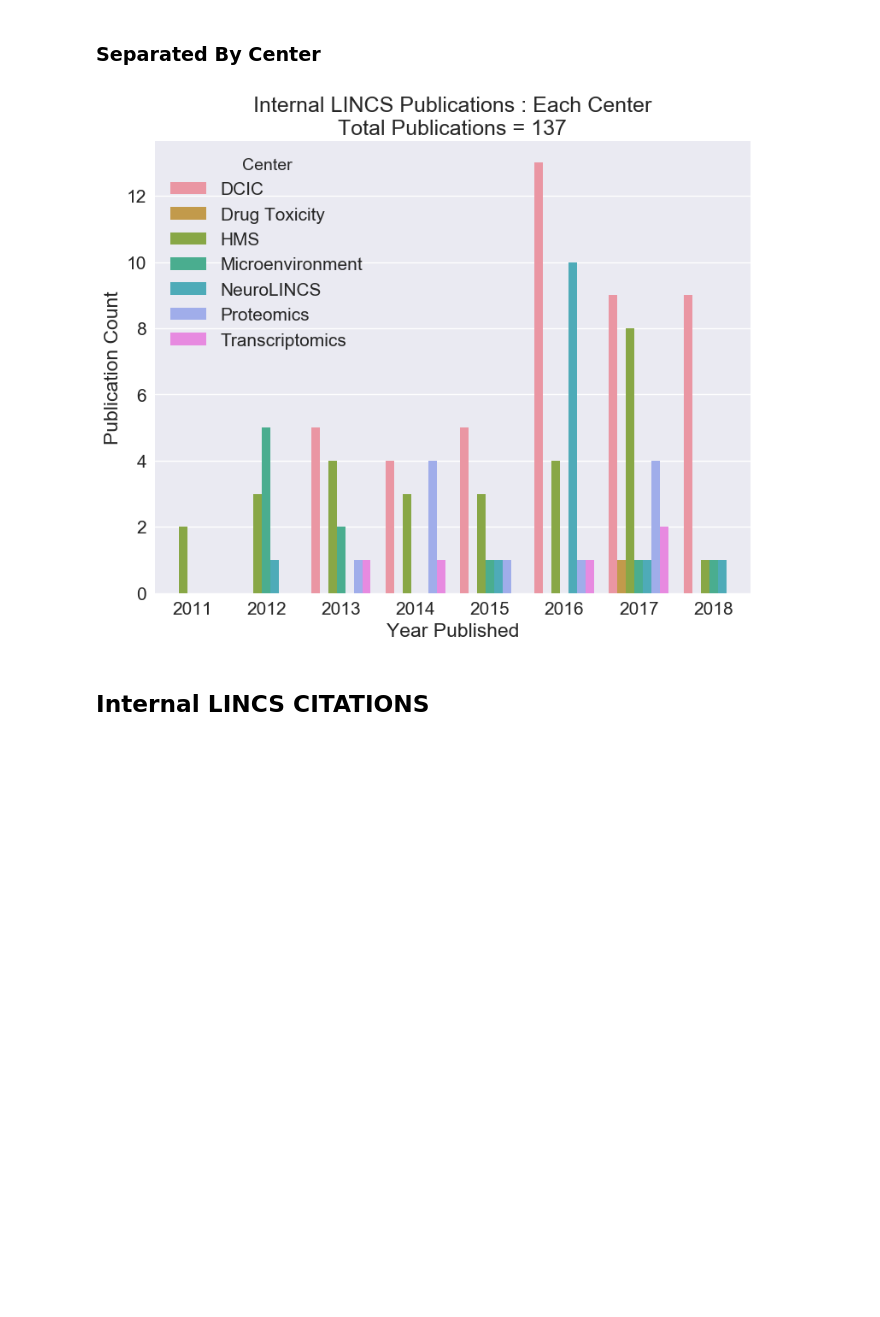
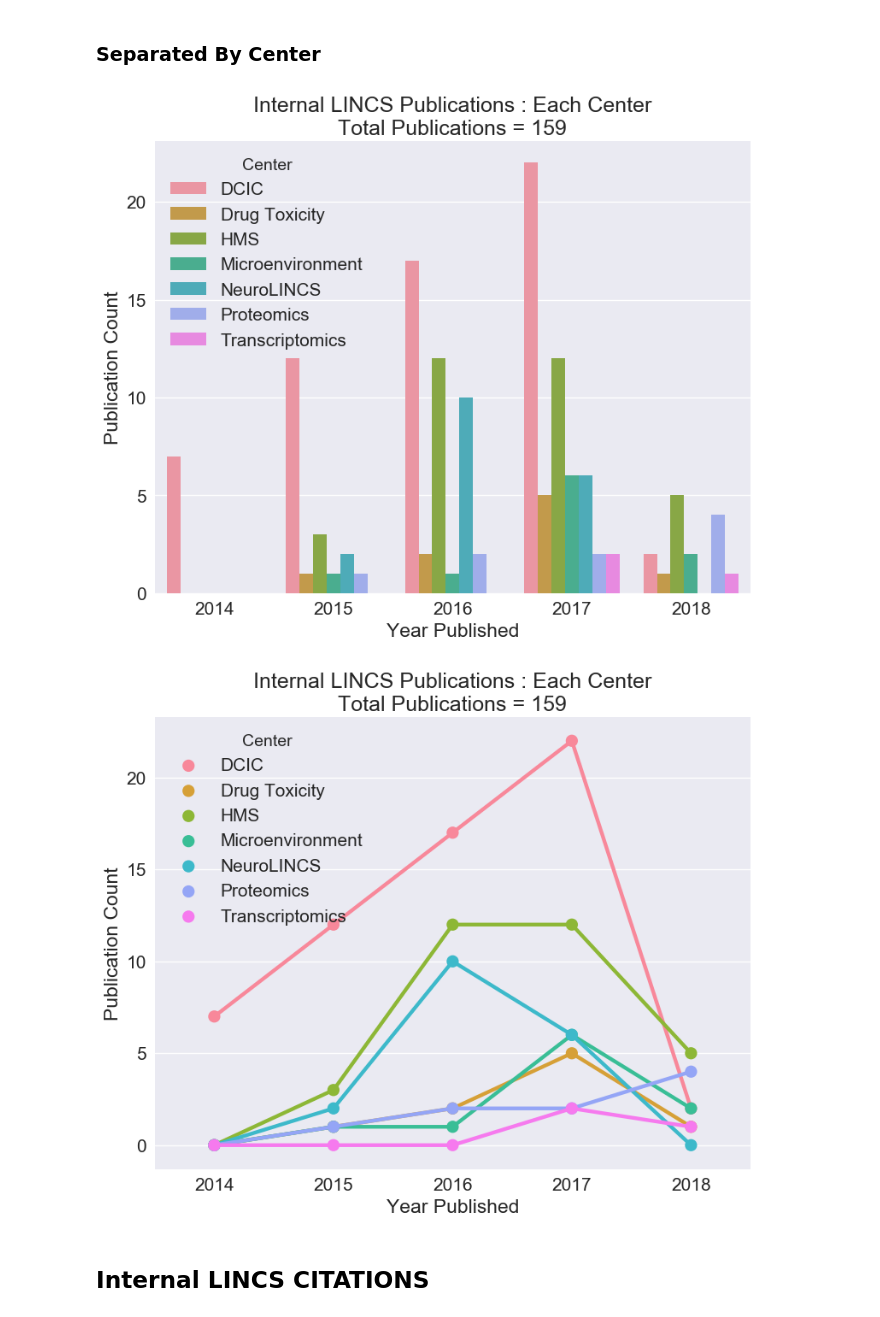
Before and after one commit to MaayanLab/LINCS-Publications-Report, a Jupyter notebook: LINCS_publications.ipynb, the cells around one changed output. Saved outputs shown, nothing was run; the diff lists cells and outputs as text; code cells hidden in the pictures; blank space fills up the shorter version.

```diff
--- a/LINCS_publications.ipynb
+++ b/LINCS_publications.ipynb
@@ -365,0 +447,25 @@ external = pubs_extended.loc[pubs_extended['center_pub']==0,:]
+# %%
+# Sort and save merged table
+pubs_ext.sort_values(['center_pub','YEAR'], ascending=[False, True], inplace=True)
+pubs_ext.to_csv('publications_extended_v2.csv',index=False)
+
+
+# internal = pubs_extended.loc[pubs_extended['center_pub']==1,:]
+# external = pubs_extended.loc[pubs_extended['center_pub']==0,:]
+
+
+# Check whether each pub has an affiliated center (NOT by old 1,0 method)
+withCenter = pubs_ext.loc[:,list(Centers.keys())].sum(axis=1)
+import numpy as np
+pubs_ext['InternalExternal'] = np.where(withCenter>=1,'internal','external')
+
+internal = pubs_ext.loc[pubs_ext['InternalExternal']=='internal',:]
+external = pubs_ext.loc[pubs_ext['InternalExternal']=='external',:]
+
+print("There are "+str(len(internal))+" internal LINCS publications.")
+print(internal['YEAR'].min())
+print(internal['YEAR'].max())
+
+print("There are "+str(len(external))+" external LINCS publications.")
+print(external['YEAR'].min())
+print(external['YEAR'].max())
@@ -384,21 +497,32 @@ plt.ylabel('Publication Count');
 # %%
 plt.figure(figsize=(9,7), dpi=100) # Default 8,6 #, dpi=100
 
 internalByCenter = {}
 for center in Centers:
-    internalByCenter[center] = internal.groupby('year_published')[center].sum()
+    internalByCenter[center] = internal.groupby('YEAR')[center].sum()
 
 internalByCenter = pd.DataFrame(internalByCenter).stack().reset_index()
-internalByCenter.columns = ['year_published', 'Center', 'Count']
-internalByCenter['year_published'] = internalByCenter['year_published'].astype(int)
-sn.barplot(data=internalByCenter, x='year_published',y='Count',hue='Center')
+internalByCenter.columns = ['YEAR', 'Center', 'Count']
+internalByCenter['YEAR'] = internalByCenter['YEAR'].astype(int)
+internalByCenter = internalByCenter[internalByCenter['YEAR']>=1]
+
+sn.barplot(data=internalByCenter, x='YEAR',y='Count',hue='Center')
 plt.title('Internal LINCS Publications : Each Center\nTotal Publications = '
           +str(len( internal ) ) )
 plt.xlabel('Year Published')
 plt.ylabel('Publication Count');
 # plt.ylim(0,10);
+
+# Line plot
+plt.figure(figsize=(9,7), dpi=100) # Default 8,6 #, dpi=100
+sn.pointplot(data=internalByCenter, x='YEAR',y='Count',hue='Center')
+plt.title('Internal LINCS Publications : Each Center\nTotal Publications = '
+          +str(len( internal ) ) )
+plt.xlabel('Year Published')
+plt.ylabel('Publication Count');
 # %% [output]
-[figure, old version]
+[figure, new version]
+[figure, added]
 # %% [markdown]
 ## Internal LINCS CITATIONS
 # %% [markdown]
```
Also changed, not shown: parts of 22 cells of this notebook, 10 other files.
